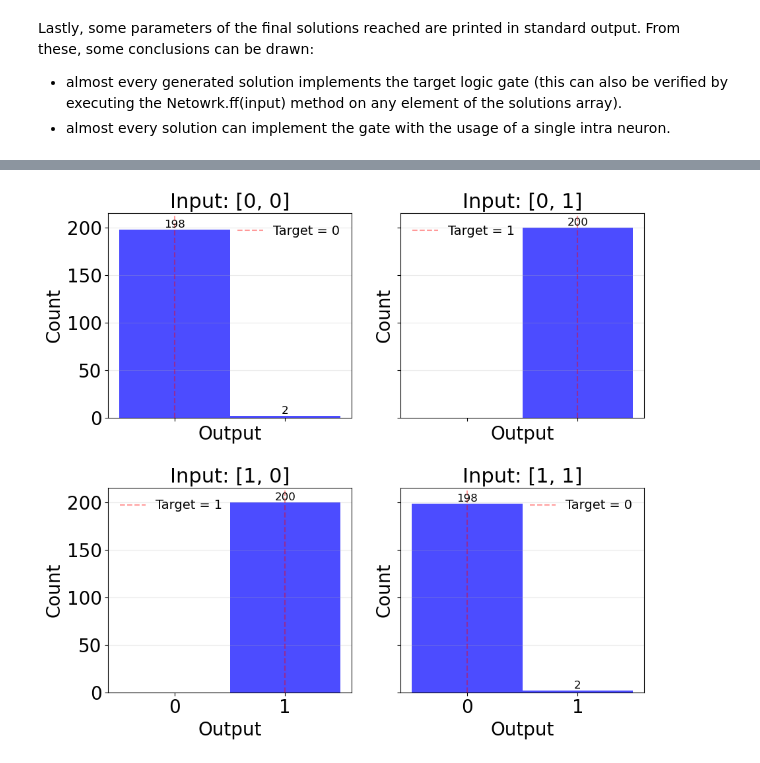
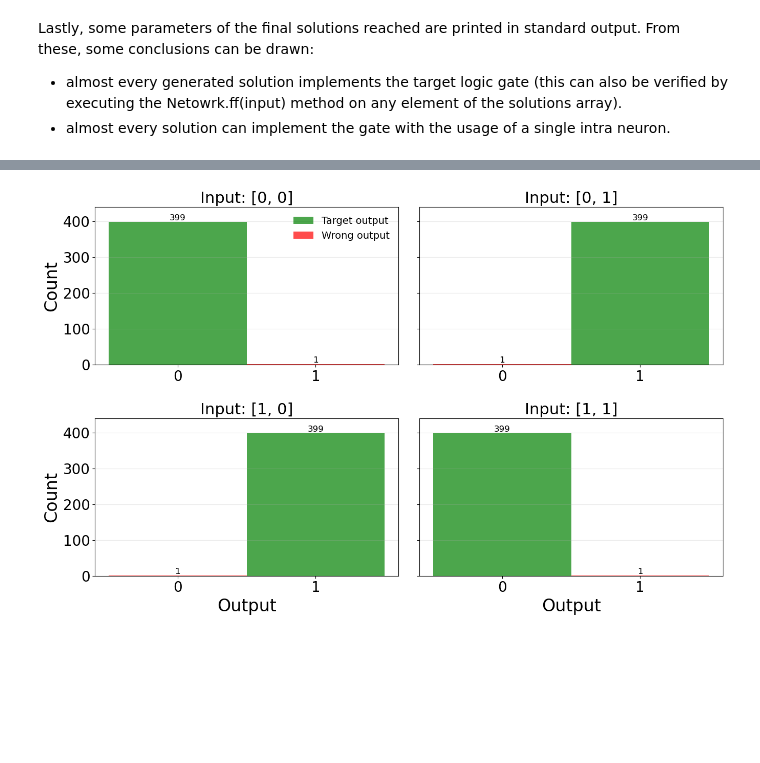
Before and after one commit to pietromalagoli/NeuronEvolution, a Jupyter notebook: Perceptron/xor.ipynb, the cells around one changed output, grey strips where cells are left out. Drawn from its saved outputs; the diff is of its cells as text; code cells hidden in the pictures; blank space fills up the shorter version.

```diff
--- a/Perceptron/xor.ipynb
+++ b/Perceptron/xor.ipynb
@@ -18,7 +18,7 @@ np.random.seed(12345)
 plt.rcParams.update({
     'font.size': 24,
     'axes.titlesize': 24,
-    'axes.labelsize': 20,
+    'axes.labelsize': 24,
     'xtick.labelsize': 20,
     'ytick.labelsize': 20,
     'legend.fontsize': 24,
@@ -43,10 +43,11 @@ par = {'Sk_range': [1,2,3,4,5],                  # define the possible value for
        'S_mutation_radius': 1,                   # module of the mutation applied on S (when a mutation is applied).
        'Theta_mutation_radius': 0.1,             # standard deviation of the normal distribution used to sample the mutation value for Theta.
        'J_mutation_radius': 0.1,                 # standard deviation of the normal distribution used to sample the mutation value for J.
-       'N_sol': 200,                             # Set the number of solutions.
+       'N_sol': 400,                             # Set the number of solutions.
        'n_iter': 1000,                          # Number of iterations of the algorithm.
        'longLinks': False,                        # parameter of initJ(). default to True. If True, the input layer neurons can link directly to the output neuron. If false, they can link only to the hidden layer.
                                                  # This was added because the definition of NN would have layers only linked to the layers just before and after.
+       'alpha': 100,                             # weight in front of the first term (O^t-O_i) in the loss function
        'n_early_stop': 1}                        # Maximum number of offsprings that are to be generated to trigger early stopping.
 # %% [markdown]
 Now I'll present the Network class: this class is used to construct a basic neural network object, which in this project acts as the individual of the population that undergoes evolution. Each Network object is charcterized by some attributes:
@@ -88,6 +89,10 @@ A couple of comments about this procedure:
 # %% [markdown]
 In the following cell the algorithm is executed, using the above-defined parameters set, par. In standard output is printed number of generated offsprings at each 100 iterations.
 # %%
-sols, Lmeans, Svals, bestLvalues = n.evolution(par,verb=1,early_stop=True)   # if executed with verb=2, the number of children is printed each 10 iterations.
+sols, Lmeans, Svals, bestLvalues, Tvals, Ndiscs = n.evolution(par,verb=1,early_stop=True)   # if executed with verb=2, the number of children is printed each 10 iterations.
+label = ['B','A']
+fname = f'data/Lmeans_{label[par["longLinks"]]}.npy'
+np.save(fname, np.array(Lmeans))
+print(f'Saved Lmeans to {fname}')
 # %% [output]
 Iteration #0...
@@ -183,33 +213,41 @@ C:[[0. 0. 0. 0. 0.]
 # %%
+from matplotlib.patches import Patch
+
 outputs = np.array([[sol.ff(inp) for inp in par['input_set']] for sol in sols], dtype=float)
 
 n_inputs = len(par['input_set'])
 n_cols = 2
 n_rows = int(np.ceil(n_inputs / n_cols))
+legend_elements = [Patch(facecolor='green', alpha=0.7, label='Target output'),
+                   Patch(facecolor='r', alpha=0.7, label='Wrong output')]
 
-fig, axes = plt.subplots(n_rows, n_cols, figsize=(14, 4.5 * n_rows),sharey=True,sharex=True)
+fig, axes = plt.subplots(n_rows, n_cols, figsize=(14, 4.5 * n_rows), sharey=True)
 
 axes = np.atleast_1d(axes).ravel()
 for i, ax in enumerate(axes):
-    ax.hist(outputs[:, i], bins=[-0.5, 0.5, 1.5], alpha=0.7, color='b')
-    ax.set_title(f'Input: {par["input_set"][i]}',fontsize=22)
-    ax.set_xlabel('Output')
-    ax.set_ylabel('Count')
-    ax.set_ylim([0,215])
-    ax.set_xticks([0,1])
+    target = par['target_set'][i]
+    counts, _ = np.histogram(outputs[:, i], bins=[-0.5, 0.5, 1.5])
+    colors = ['green' if val == target else 'r' for val in [0, 1]]
+    ax.bar([0, 1], counts, width=1.0, alpha=0.7, color=colors)
+    ax.set_title(f'Input: {par["input_set"][i]}', fontsize=22)
+    if i > 1:
+        ax.set_xlabel('Output')
+    if i % 2 == 0:
+        ax.set_ylabel('Count')
+    ax.set_ylim([0, par['N_sol']*1.10])
+    ax.set_xticks([0, 1])
     ax.grid(axis='y', alpha=0.25)
-    ax.axvline(par['target_set'][i], label=f'Target = {int(par['target_set'][i])}', color='r', linestyle='--',alpha=0.4)
-    for patch in ax.patches:
-        height = patch.get_height()
-        if height > 0:
-            ax.annotate(f'{int(height)}',
-                        (patch.get_x() + patch.get_width() / 2, height),
+    for j, count in enumerate(counts):
+        if count > 0:
+            ax.annotate(f'{int(count)}',
+                        (j, count),
                         ha='center', va='bottom', fontsize=12)
-    ax.legend(frameon=False,fontsize=14)
+    if i == 0:
+        ax.legend(handles=legend_elements, loc='upper right', frameon=False, fontsize=14)
 
-plt.tight_layout(rect=[0, 0, 0.7, 1])
-plt.savefig('plots/IO.png')
+plt.tight_layout()
+plt.savefig(f'plots/IO-{label[par['longLinks']]}.png', bbox_inches='tight')
 plt.show()
 plt.close(fig)
 # %% [output]
-[figure, old version]
+[figure, new version]
```
Also changed, not shown: parts of 10 cells of this notebook, 39 other files.
